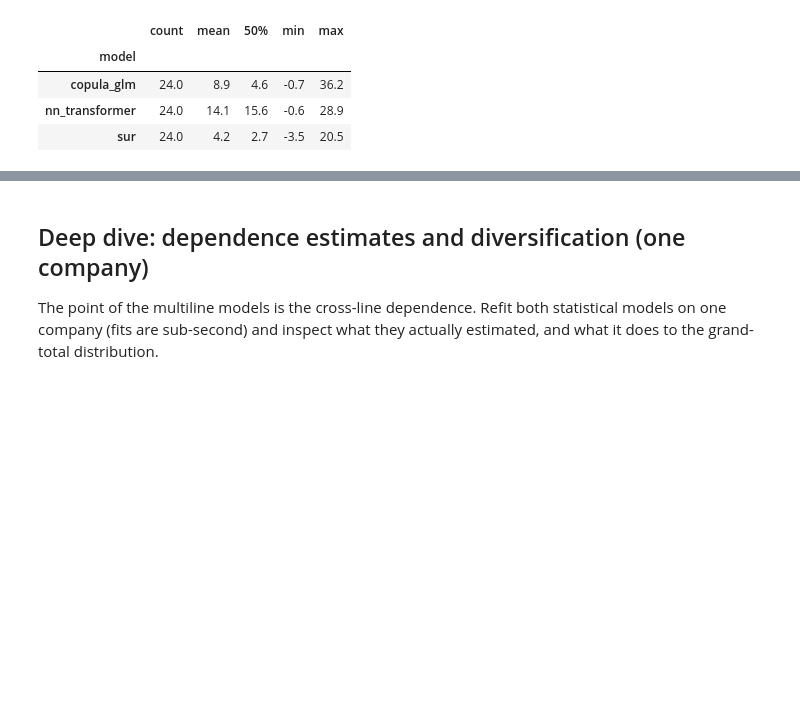
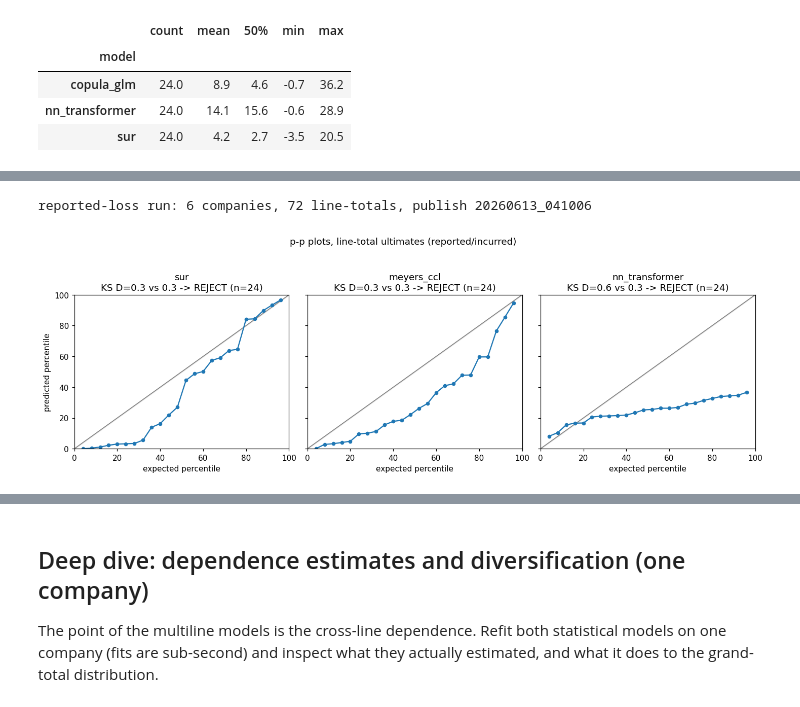
Before and after one commit to EKtheSage/ibnr, a Jupyter notebook: analysis/02_transformer_vs_statistical.ipynb, the cells around one changed output, grey strips where cells are left out. Saved outputs shown, nothing was run; the diff lists cells and outputs as text; code cells hidden in the pictures; blank space fills up the shorter version.

```diff
--- a/analysis/02_transformer_vs_statistical.ipynb
+++ b/analysis/02_transformer_vs_statistical.ipynb
@@ -207,0 +205,16 @@ ok.groupby("model")["err_pct"].describe().round(1)[["count", "mean", "50%", "min
+# %%
+RESULTS_R = Path("results/compare_gallery_reported_loss.csv")
+MODELS_R = ["sur", "meyers_ccl", "nn_transformer"]
+ok_r = None
+if RESULTS_R.exists():
+    df_r = pd.read_csv(RESULTS_R, dtype={"company_code": str})
+    ok_r = df_r[df_r["percentile"].notna() & (df_r["line"] != "ALL")].copy()
+    ok_r["err_pct"] = (ok_r["estimate"] - ok_r["outcome"]) / ok_r["outcome"] * 100
+    print(f"reported-loss run: {ok_r['company_code'].nunique()} companies, "
+          f"{len(ok_r)} line-totals, publish {df_r['mart_publish_id'].iloc[0]}")
+    pp_grid(ok_r, MODELS_R, "p-p plots, line-total ultimates (reported/incurred)")
+else:
+    print(f"{RESULTS_R} not found - run scripts/compare_gallery.py --loss-field reported_loss")
+# %% [output]
+reported-loss run: 6 companies, 72 line-totals, publish 20260613_041006
+[figure, added]
```
Also changed, not shown: parts of 14 cells of this notebook, 1 other file.
